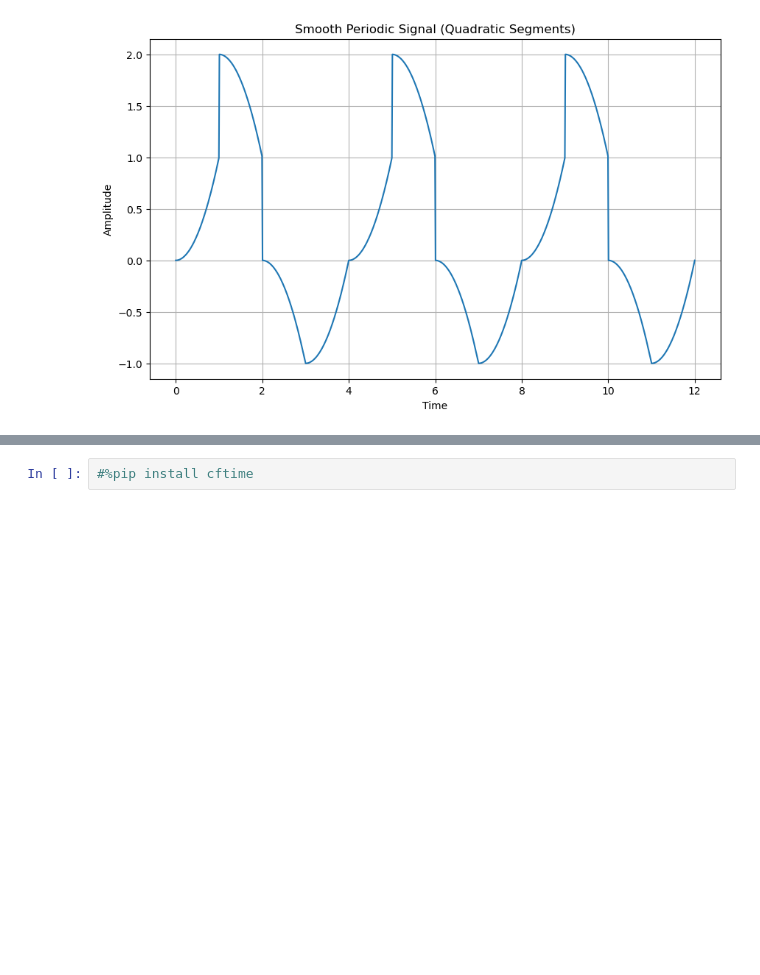
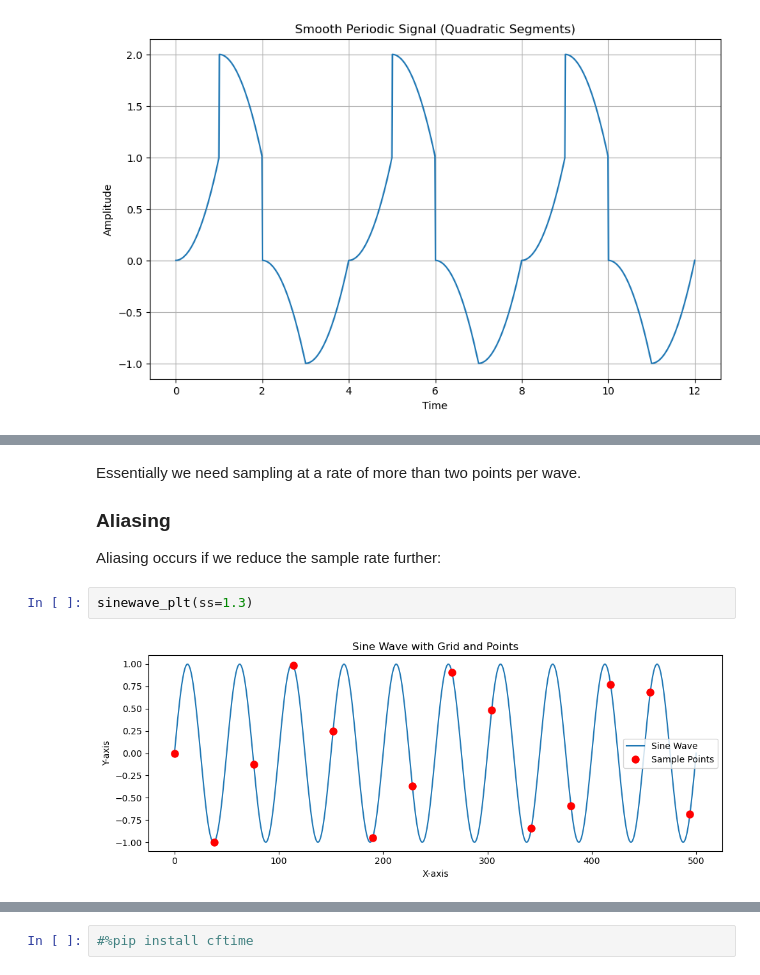
Before and after one commit to adriantompkins/climate-book, a Jupyter notebook: notebooks/climdata_FFT_analysis.ipynb, the cells around one changed output, grey strips where cells are left out. Drawn from its saved outputs; the diff is of its cells as text; blank space fills up the shorter version.

```diff
--- a/notebooks/climdata_FFT_analysis.ipynb
+++ b/notebooks/climdata_FFT_analysis.ipynb
@@ -199,0 +218,10 @@ Windowing functions, such as Hamming or Hanning windows, are often applied to th
+# %% [markdown]
+Essentially we need sampling at a rate of more than two points per wave.
+
+### Aliasing
+
+Aliasing occurs if we reduce the sample rate further:
+# %%
+sinewave_plt(ss=1.3)
+# %% [output]
+[figure, added]
```
Also changed, not shown: parts of 16 cells of this notebook.
